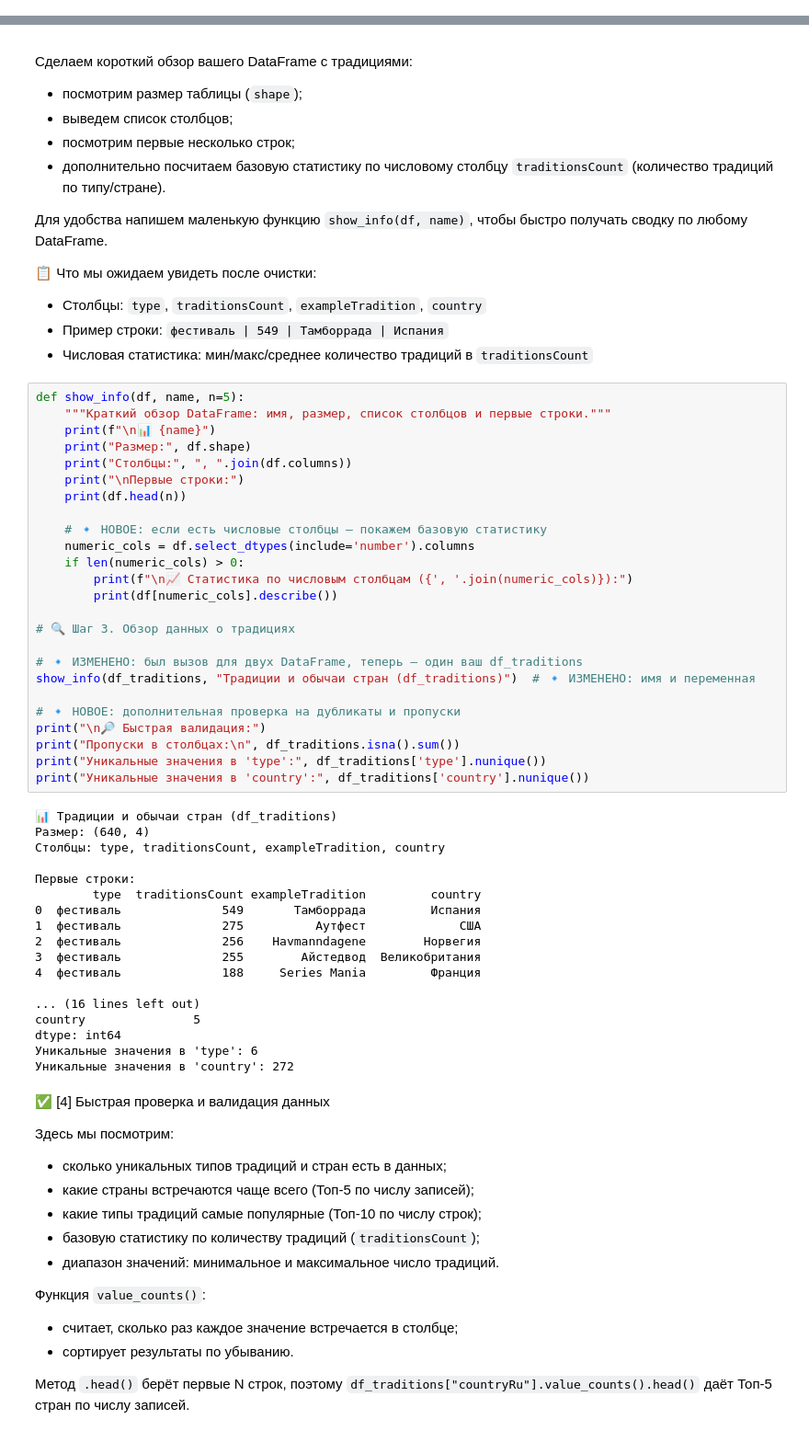
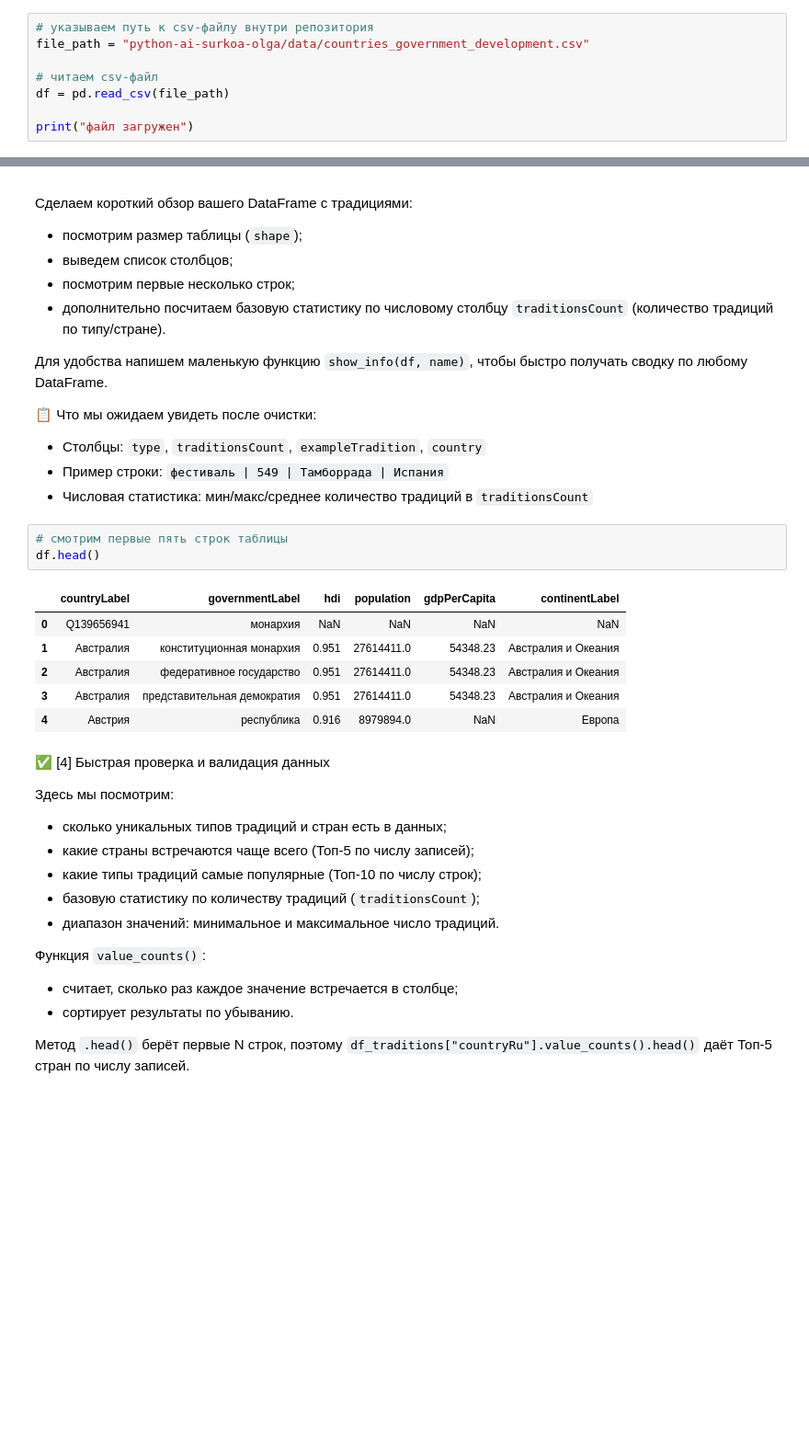
Before and after one commit to surkovaolga2005-png/python-ai-surkoa-olga, a Jupyter notebook: notebooks/week2b_read_csv.ipynb, the cells around one changed output, grey strips where cells are left out. Shown at 92% size. Drawn from its saved outputs; the diff is of its cells as text; blank space fills up the shorter version.

```diff
--- a/notebooks/week2b_read_csv.ipynb
+++ b/notebooks/week2b_read_csv.ipynb
@@ -143,0 +70,8 @@ print("\n✅ Данные готовы к анализу")
+# %%
+# указываем путь к csv-файлу внутри репозитория
+file_path = "python-ai-surkoa-olga/data/countries_government_development.csv"
+
+# читаем csv-файл
+df = pd.read_csv(file_path)
+
+print("файл загружен")
@@ -157,49 +93,16 @@ print("\n✅ Данные готовы к анализу")
 - Столбцы: `type`, `traditionsCount`, `exampleTradition`, `country`
 - Пример строки: `фестиваль | 549 | Тамборрада | Испания`
 - Числовая статистика: мин/макс/среднее количество традиций в `traditionsCount`
-# %%
-def show_info(df, name, n=5):
-    """Краткий обзор DataFrame: имя, размер, список столбцов и первые строки."""
-    print(f"\n📊 {name}")
-    print("Размер:", df.shape)
-    print("Столбцы:", ", ".join(df.columns))
-    print("\nПервые строки:")
-    print(df.head(n))
-
-    # 🔹 НОВОЕ: если есть числовые столбцы — покажем базовую статистику
-    numeric_cols = df.select_dtypes(include='number').columns
-    if len(numeric_cols) > 0:
-        print(f"\n📈 Статистика по числовым столбцам ({', '.join(numeric_cols)}):")
-        print(df[numeric_cols].describe())
-
-# 🔍 Шаг 3. Обзор данных о традициях
-
-# 🔹 ИЗМЕНЕНО: был вызов для двух DataFrame, теперь — один ваш df_traditions
-show_info(df_traditions, "Традиции и обычаи стран (df_traditions)")  # 🔹 ИЗМЕНЕНО: имя и переменная
-
-# 🔹 НОВОЕ: дополнительная проверка на дубликаты и пропуски
-print("\n🔎 Быстрая валидация:")
-print("Пропуски в столбцах:\n", df_traditions.isna().sum())
-print("Уникальные значения в 'type':", df_traditions['type'].nunique())
-print("Уникальные значения в 'country':", df_traditions['country'].nunique())
-# %% [output]
-📊 Традиции и обычаи стран (df_traditions)
-Размер: (640, 4)
-Столбцы: type, traditionsCount, exampleTradition, country
-
-Первые строки:
-        type  traditionsCount exampleTradition         country
-0  фестиваль              549       Тамборрада         Испания
-1  фестиваль              275          Аутфест             США
-2  фестиваль              256    Havmanndagene        Норвегия
-3  фестиваль              255        Айстедвод  Великобритания
-4  фестиваль              188     Series Mania         Франция
-
-... (16 lines left out)
-country               5
-dtype: int64
-Уникальные значения в 'type': 6
-Уникальные значения в 'country': 272
+# %%
+# смотрим первые пять строк таблицы
+df.head()
+# %% [output]
+|  | countryLabel | governmentLabel | hdi | population | gdpPerCapita | continentLabel |
+| 0 | Q139656941 | монархия | NaN | NaN | NaN | NaN |
+| 1 | Австралия | конституционная монархия | 0.951 | 27614411.0 | 54348.23 | Австралия и Океания |
+| 2 | Австралия | федеративное государство | 0.951 | 27614411.0 | 54348.23 | Австралия и Океания |
+| 3 | Австралия | представительная демократия | 0.951 | 27614411.0 | 54348.23 | Австралия и Океания |
+| 4 | Австрия | республика | 0.916 | 8979894.0 | NaN | Европа |
 # %% [markdown]
 ✅ [4] Быстрая проверка и валидация данных
 
```
Also changed, not shown: parts of 21 cells of this notebook.
